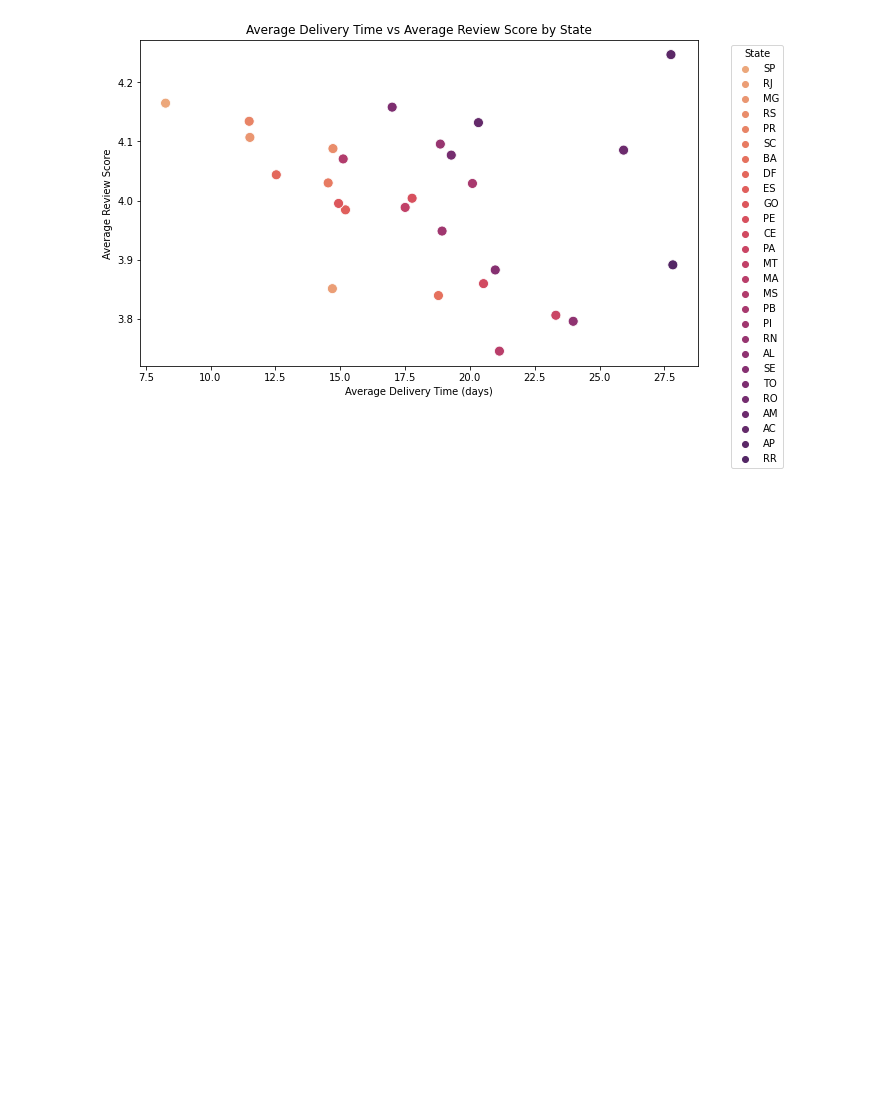
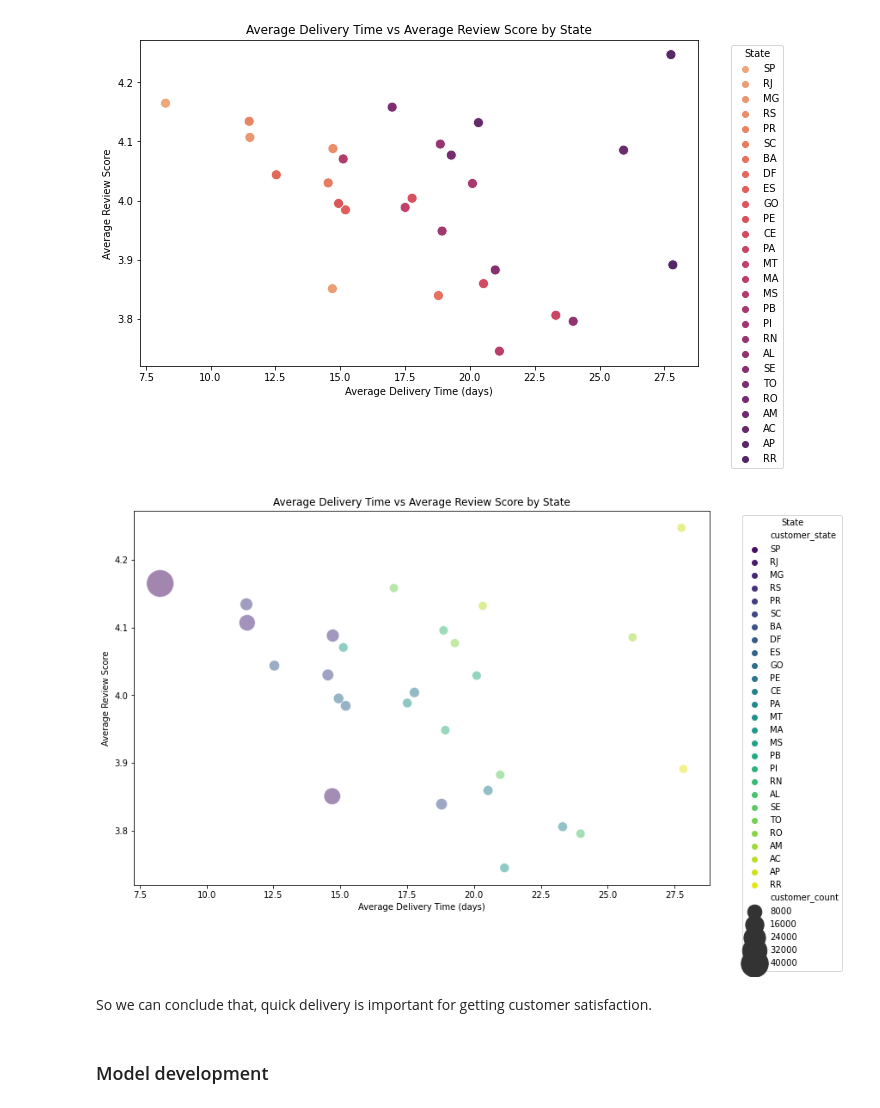
Before and after one commit to justinm329/ads_508_team_project_test, a Jupyter notebook: rahat_database.ipynb, the cells around one changed output. Saved outputs shown, nothing was run; the diff lists cells and outputs as text; code cells hidden in the pictures; blank space fills up the shorter version.

```diff
--- a/rahat_database.ipynb
+++ b/rahat_database.ipynb
@@ -442,3 +472,22 @@ plt.legend(title='State', bbox_to_anchor=(1.05, 1), loc='upper left')
 plt.show()
 # %% [output]
 [figure]
+# %%
+# Creating the scatter plot with bubble sizes
+plt.figure(figsize=(12, 8))
+sns.scatterplot(data=df, x='avg_delivery_time', y='avg_review_score', size='customer_count',
+                hue='customer_state', sizes=(100, 1000), alpha=0.5, palette='viridis')
+
+# Adding labels and title
+plt.xlabel('Average Delivery Time (days)')
+plt.ylabel('Average Review Score')
+plt.title('Average Delivery Time vs Average Review Score by State')
+plt.legend(title='State', bbox_to_anchor=(1.05, 1), loc='upper left')
+
+plt.show()
+# %% [output]
+[figure, added]
+# %% [markdown]
+So we can conclude that, quick delivery is important for getting customer satisfaction.
+# %% [markdown]
+### Model development
```
Also changed, not shown: parts of 24 cells of this notebook.
